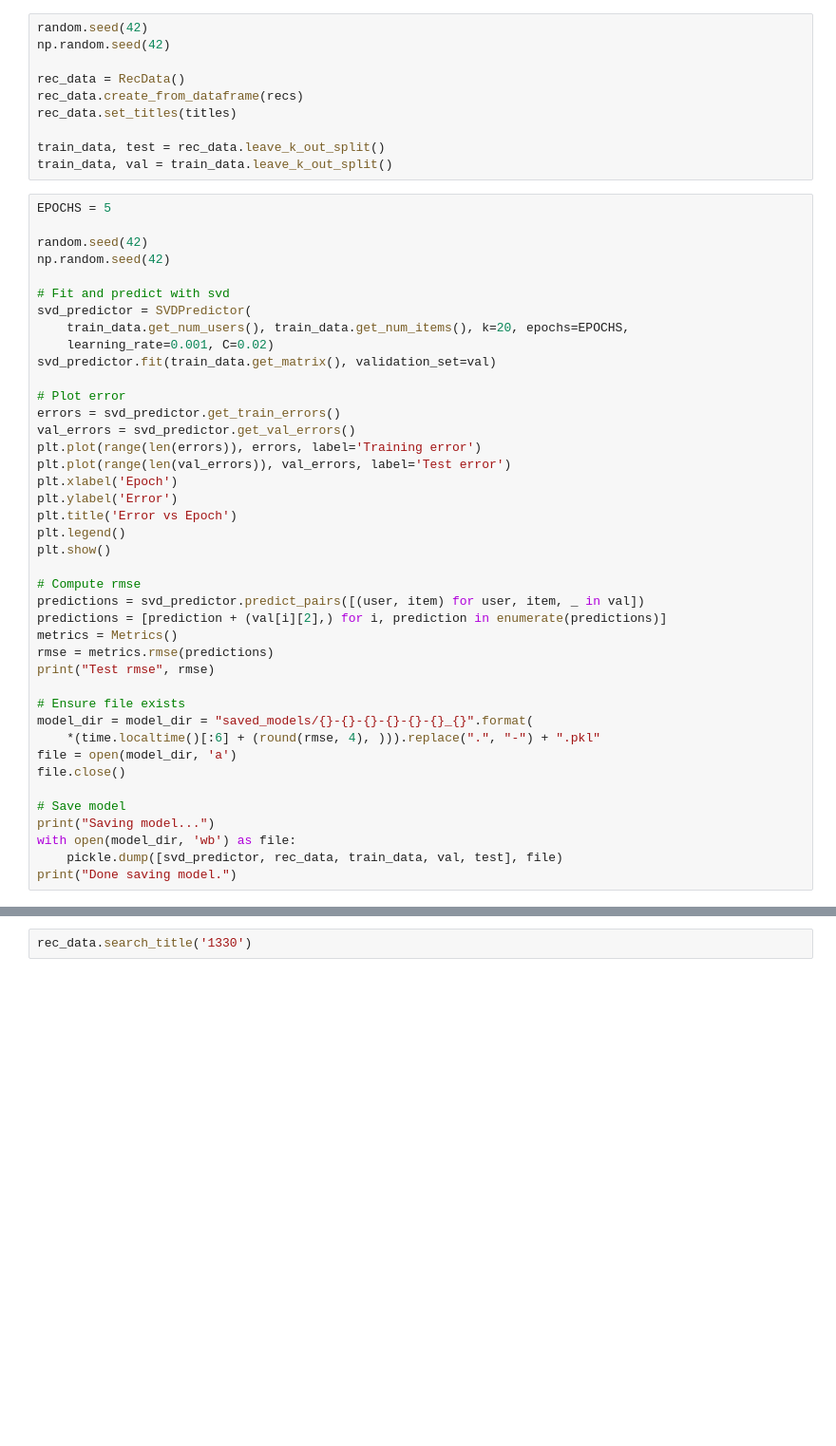
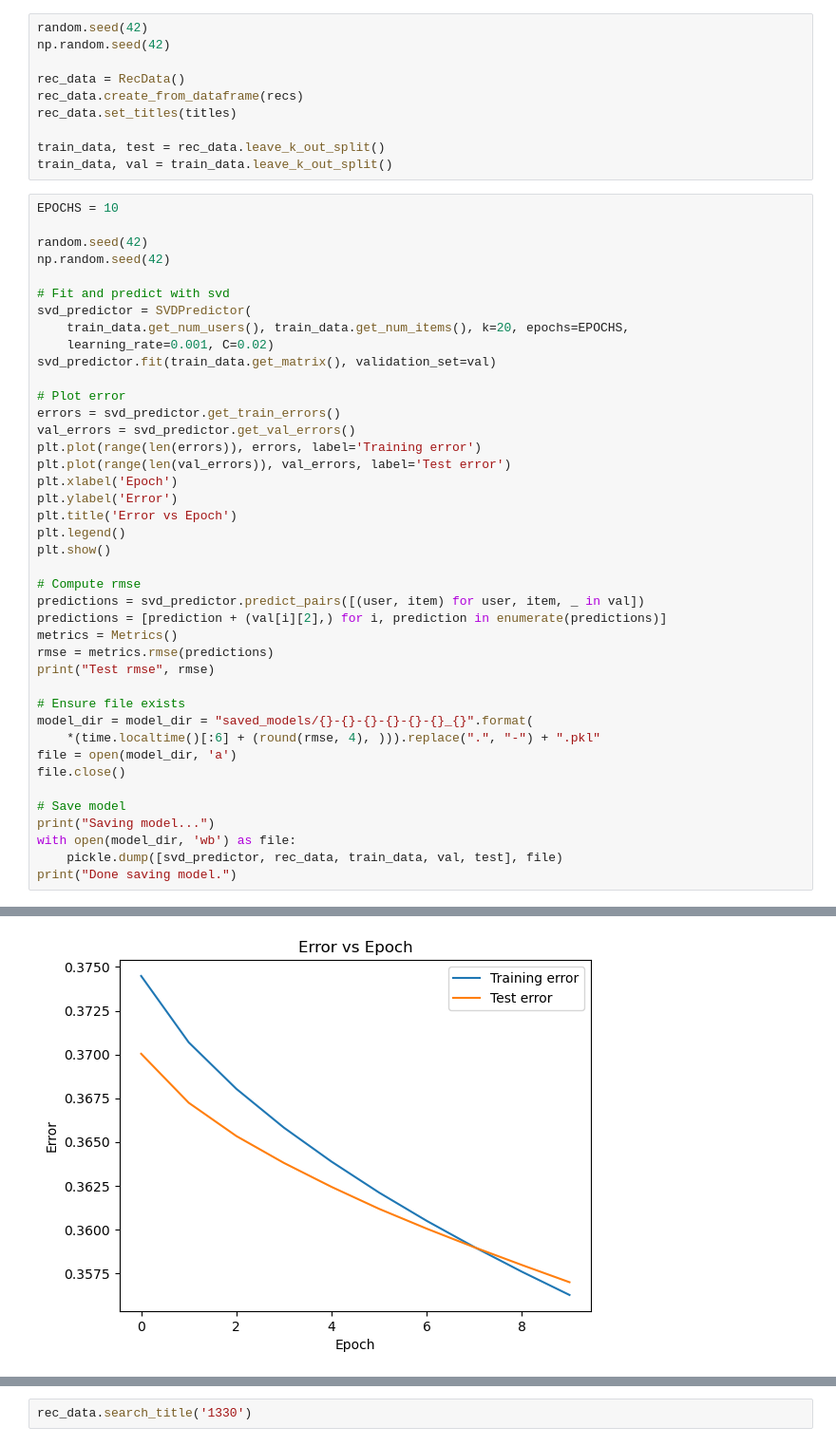
Before and after one commit to MitchellJC/game-rec, a Jupyter notebook: svdtuning.ipynb, the cells around one changed output, grey strips where cells are left out. Shown at 95% size. Cells and saved outputs as stored; diff of their text form; blank space fills up the shorter version.

```diff
--- a/svdtuning.ipynb
+++ b/svdtuning.ipynb
@@ -40,7 +40,7 @@ rec_data.set_titles(titles)
 train_data, test = rec_data.leave_k_out_split()
 train_data, val = train_data.leave_k_out_split()
 # %%
-EPOCHS = 5
+EPOCHS = 10
 
 random.seed(42)
 np.random.seed(42)
@@ -86,0 +94 @@ Epoch 2/Training error: 0.36805636766988015/Validation error: 0.3653375708260882
+[figure, added]
```
Also changed, not shown: parts of 1 cell of this notebook, 1 other file.
